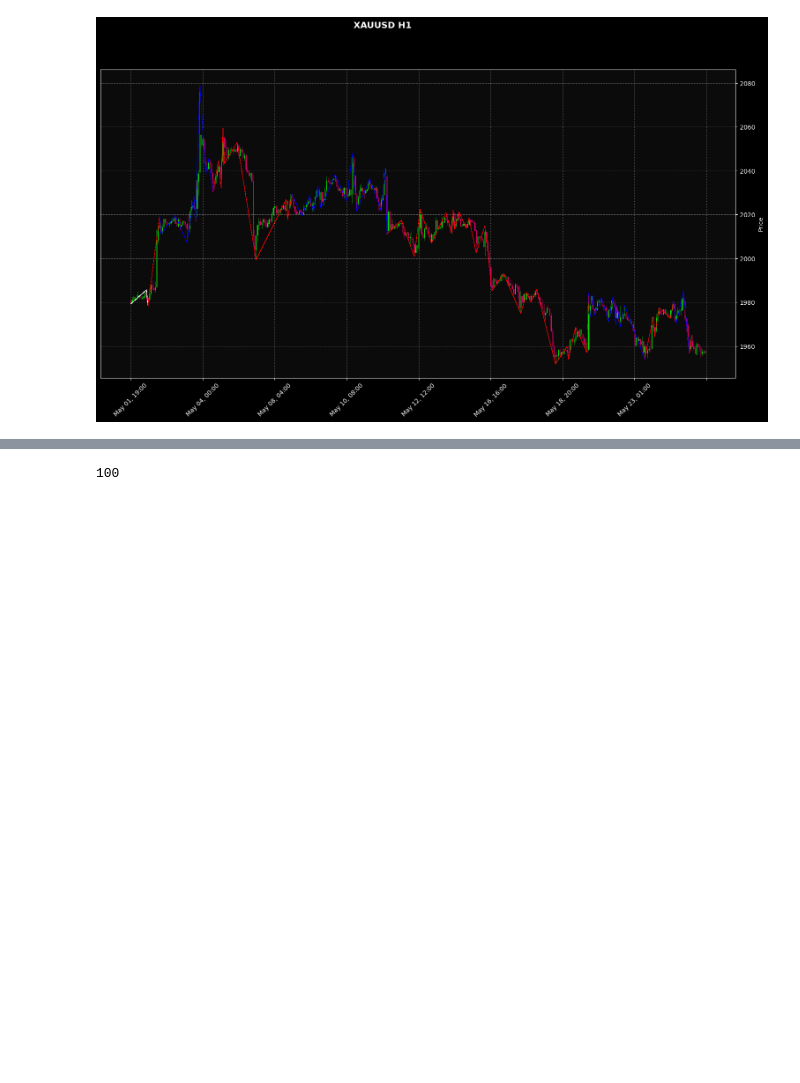
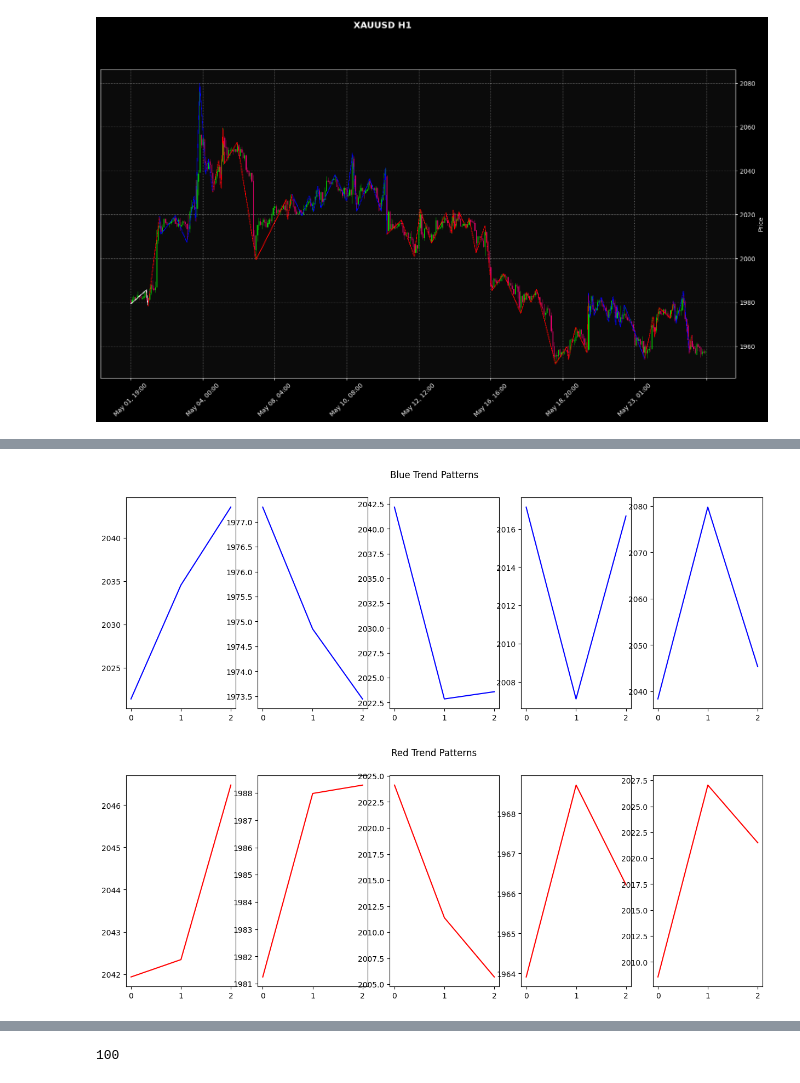
Before and after one commit to an9979/AML_04, a Jupyter notebook: Q5.ipynb, the cells around one changed output, grey strips where cells are left out. Cells and saved outputs as stored; diff of their text form; code cells hidden in the pictures; blank space fills up the shorter version.

```diff
--- a/Q5.ipynb
+++ b/Q5.ipynb
@@ -416,0 +255,37 @@ for num_legs, dataset in datasets.items():
+# %%
+def KMeans_imp(n, n2, cluster=5):
+    data = np.array(datasets[n])
+
+    b_trend_data = data[data[:, n2] == 'b']
+    r_trend_data = data[data[:, n2] == 'r']
+
+    r_X = r_trend_data[:, :n2]
+    r_kmeans = KMeans(n_clusters=cluster)
+    r_labels = r_kmeans.fit_predict(r_X)
+    r_centers = r_kmeans.cluster_centers_
+
+    b_X = b_trend_data[:, :n2]
+    b_kmeans = KMeans(n_clusters=cluster)
+    b_labels = b_kmeans.fit_predict(b_X)
+    b_centers = b_kmeans.cluster_centers_
+
+    fig, axs = plt.subplots(1, cluster, figsize=(15, 5))
+    fig.suptitle(f'Blue Trend Patterns')
+    i = 0
+    for c in b_centers:
+        axs[i].plot(c, color='b')
+        i += 1
+    plt.show()
+
+    fig, axs = plt.subplots(1, cluster, figsize=(15, 5))
+    fig.suptitle(f'Red Trend Patterns')
+    i = 0
+    for c in r_centers:
+        axs[i].plot(c, color='r')
+        i += 1
+    plt.show()
+# %%
+KMeans_imp(2,3)
+# %% [output]
+[figure, added]
+[figure, added]
```
Also changed, not shown: parts of 18 cells of this notebook, 2 other files.
